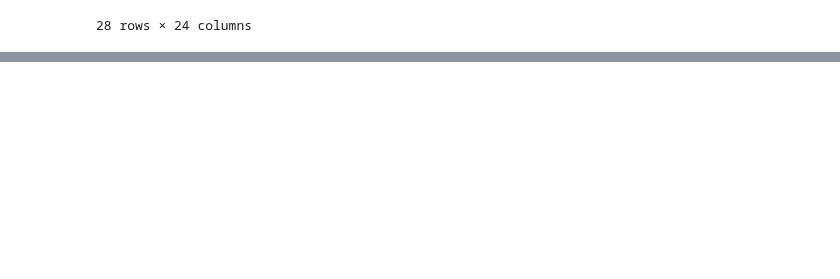
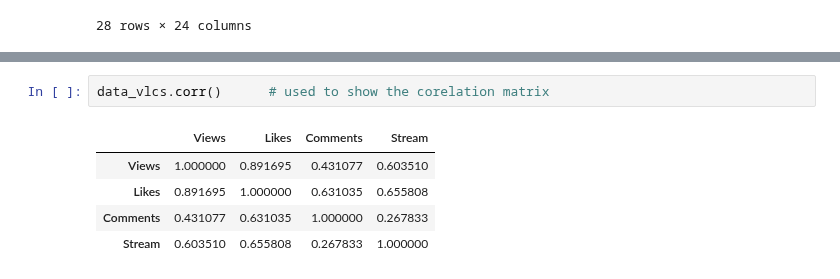
Before and after one commit to Lenmbugua/Analytics-Practice-Datasets, a Jupyter notebook: Spotify Youtube Dataset.ipynb, the cells around one changed output, grey strips where cells are left out. Saved outputs shown, nothing was run; the diff lists cells and outputs as text; blank space fills up the shorter version.

```diff
--- a/Spotify Youtube Dataset.ipynb
+++ b/Spotify Youtube Dataset.ipynb
@@ -546,0 +572,8 @@ df[df.Album == 'Greatest Hits']
+# %%
+data_vlcs.corr()      # used to show the corelation matrix
+# %% [output]
+|  | Views | Likes | Comments | Stream |
+| Views | 1.000000 | 0.891695 | 0.431077 | 0.603510 |
+| Likes | 0.891695 | 1.000000 | 0.631035 | 0.655808 |
+| Comments | 0.431077 | 0.631035 | 1.000000 | 0.267833 |
+| Stream | 0.603510 | 0.655808 | 0.267833 | 1.000000 |
```
Also changed, not shown: parts of 4 cells of this notebook.
